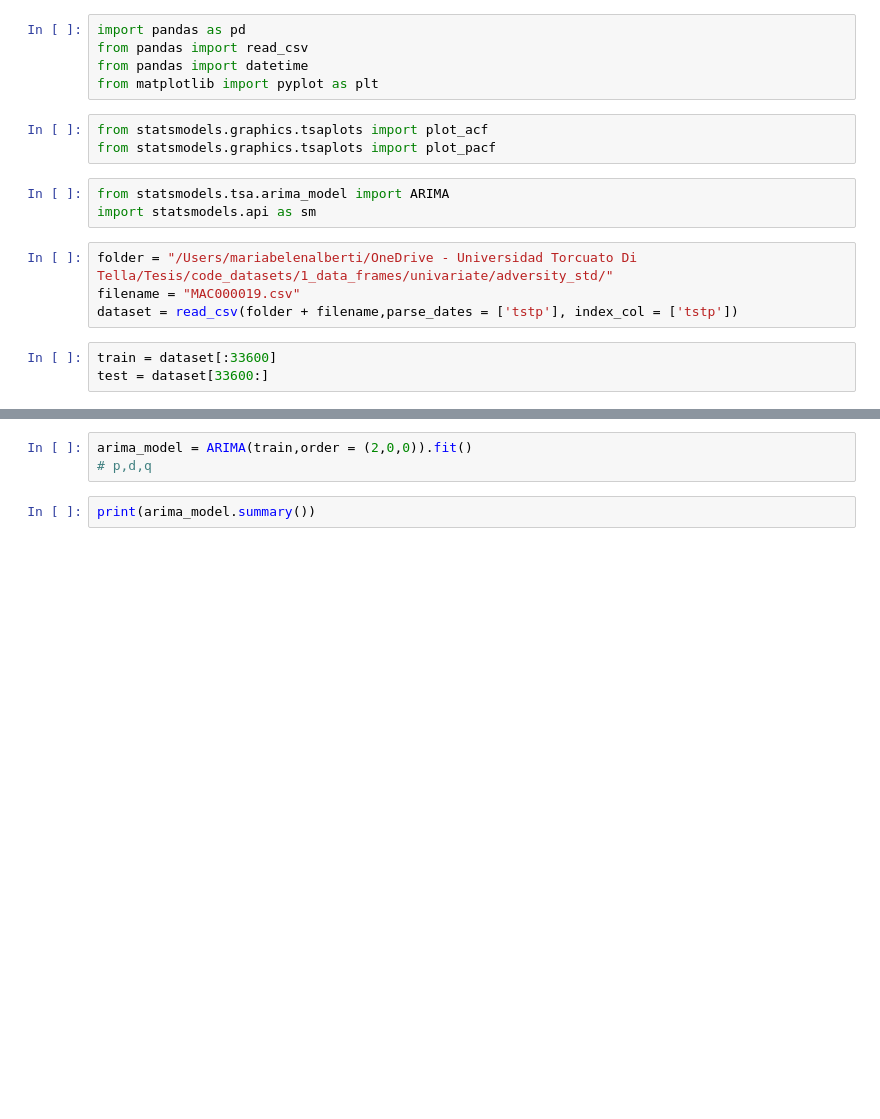
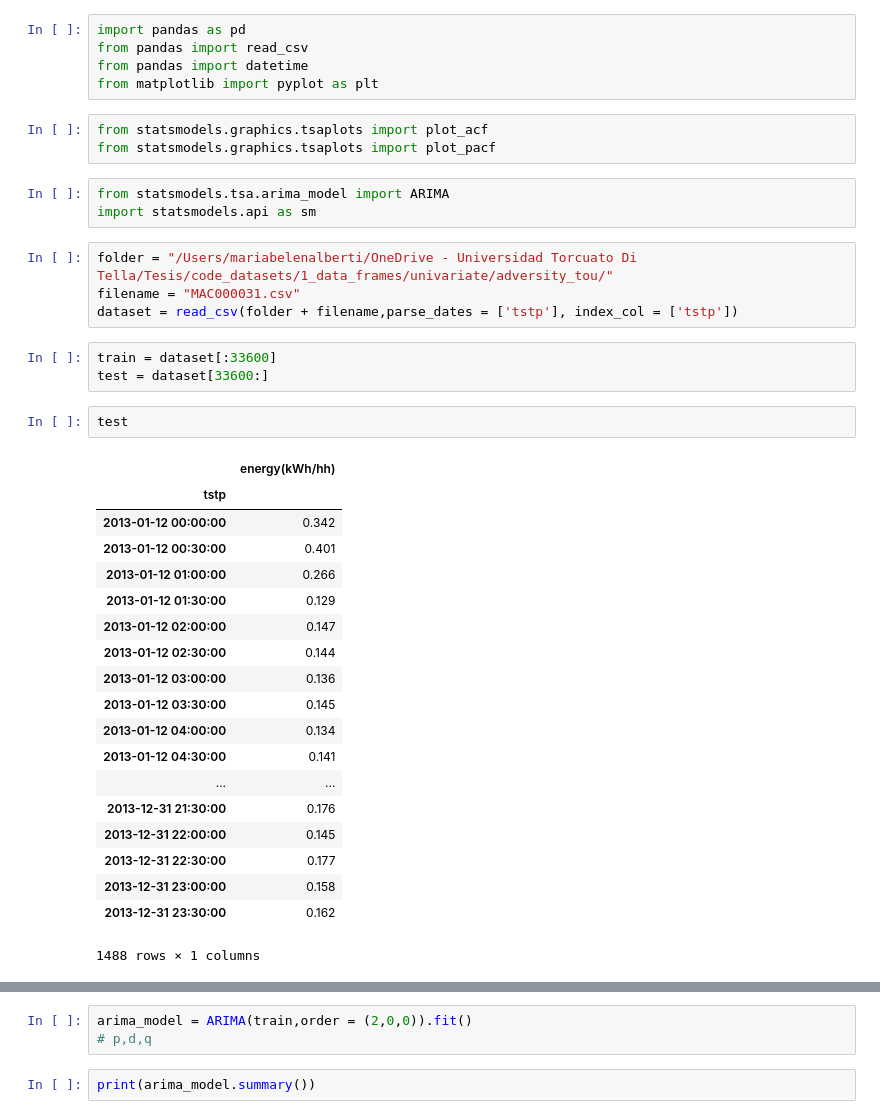
Before and after one commit to belenalberti/Smart_Meters_Demand_Forecasting, a Jupyter notebook: 3_time_series/arima.ipynb, the cells around one changed output, grey strips where cells are left out. Cells and saved outputs as stored; diff of their text form; blank space fills up the shorter version.

```diff
--- a/3_time_series/arima.ipynb
+++ b/3_time_series/arima.ipynb
@@ -10,9 +10,31 @@ from statsmodels.graphics.tsaplots import plot_pacf
 from statsmodels.tsa.arima_model import ARIMA
 import statsmodels.api as sm
 # %%
-folder = "/Users/mariabelenalberti/OneDrive - Universidad Torcuato Di Tella/Tesis/code_datasets/1_data_frames/univariate/adversity_std/"
-filename = "MAC000019.csv"
+folder = "/Users/mariabelenalberti/OneDrive - Universidad Torcuato Di Tella/Tesis/code_datasets/1_data_frames/univariate/adversity_tou/"
+filename = "MAC000031.csv"
 dataset = read_csv(folder + filename,parse_dates = ['tstp'], index_col = ['tstp'])
 # %%
 train = dataset[:33600]
 test = dataset[33600:]
+# %%
+test
+# %% [output]
+|  | energy(kWh/hh) |
+| tstp |  |
+| 2013-01-12 00:00:00 | 0.342 |
+| 2013-01-12 00:30:00 | 0.401 |
+| 2013-01-12 01:00:00 | 0.266 |
+| 2013-01-12 01:30:00 | 0.129 |
+| 2013-01-12 02:00:00 | 0.147 |
+| 2013-01-12 02:30:00 | 0.144 |
+| 2013-01-12 03:00:00 | 0.136 |
+| 2013-01-12 03:30:00 | 0.145 |
+| 2013-01-12 04:00:00 | 0.134 |
+| 2013-01-12 04:30:00 | 0.141 |
+| ... | ... |
+| 2013-12-31 21:30:00 | 0.176 |
+| 2013-12-31 22:00:00 | 0.145 |
+| 2013-12-31 22:30:00 | 0.177 |
+| 2013-12-31 23:00:00 | 0.158 |
+| 2013-12-31 23:30:00 | 0.162 |
+1488 rows × 1 columns
```
Also changed, not shown: parts of 8 cells of this notebook, 1 other file.
